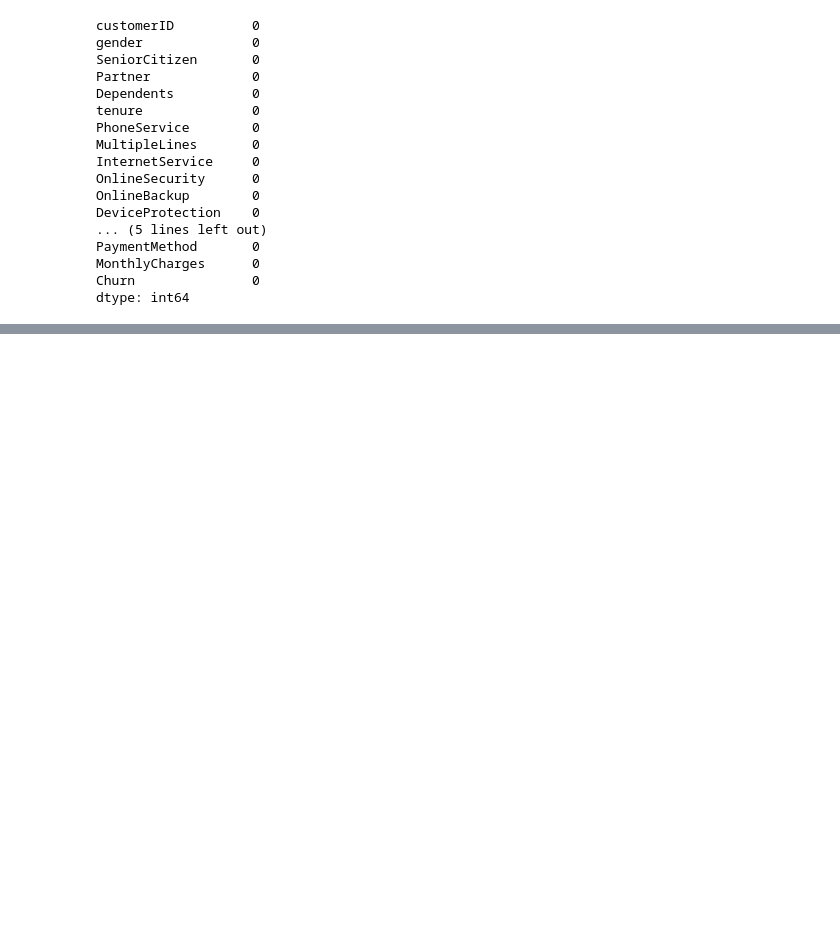
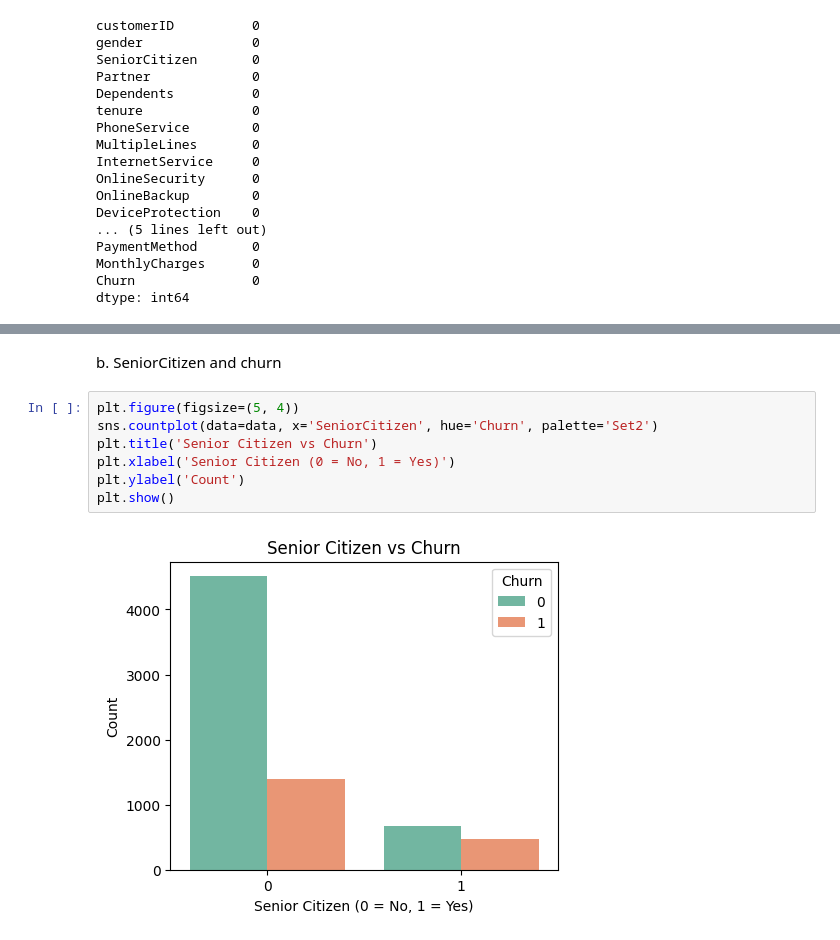
Before and after one commit to Emelyne749/224007670-Computer-intelligency, a Jupyter notebook: lab-1.ipynb, the cells around one changed output, grey strips where cells are left out. Saved outputs shown, nothing was run; the diff lists cells and outputs as text; blank space fills up the shorter version.

```diff
--- a/lab-1.ipynb
+++ b/lab-1.ipynb
@@ -176,0 +196,11 @@ dtype: int64
+# %% [markdown]
+b. SeniorCitizen and churn
+# %%
+plt.figure(figsize=(5, 4))
+sns.countplot(data=data, x='SeniorCitizen', hue='Churn', palette='Set2')
+plt.title('Senior Citizen vs Churn')
+plt.xlabel('Senior Citizen (0 = No, 1 = Yes)')
+plt.ylabel('Count')
+plt.show()
+# %% [output]
+[figure, added]
```
Also changed, not shown: parts of 19 cells of this notebook.
